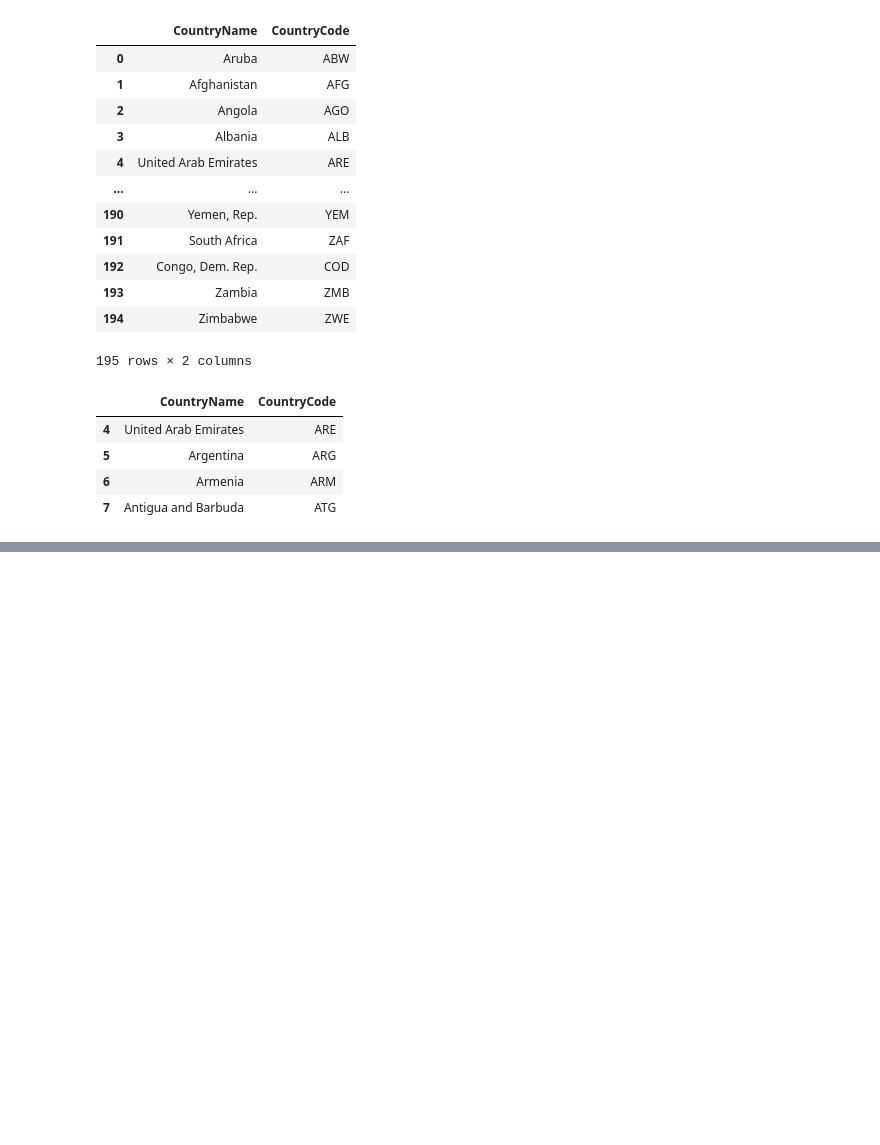
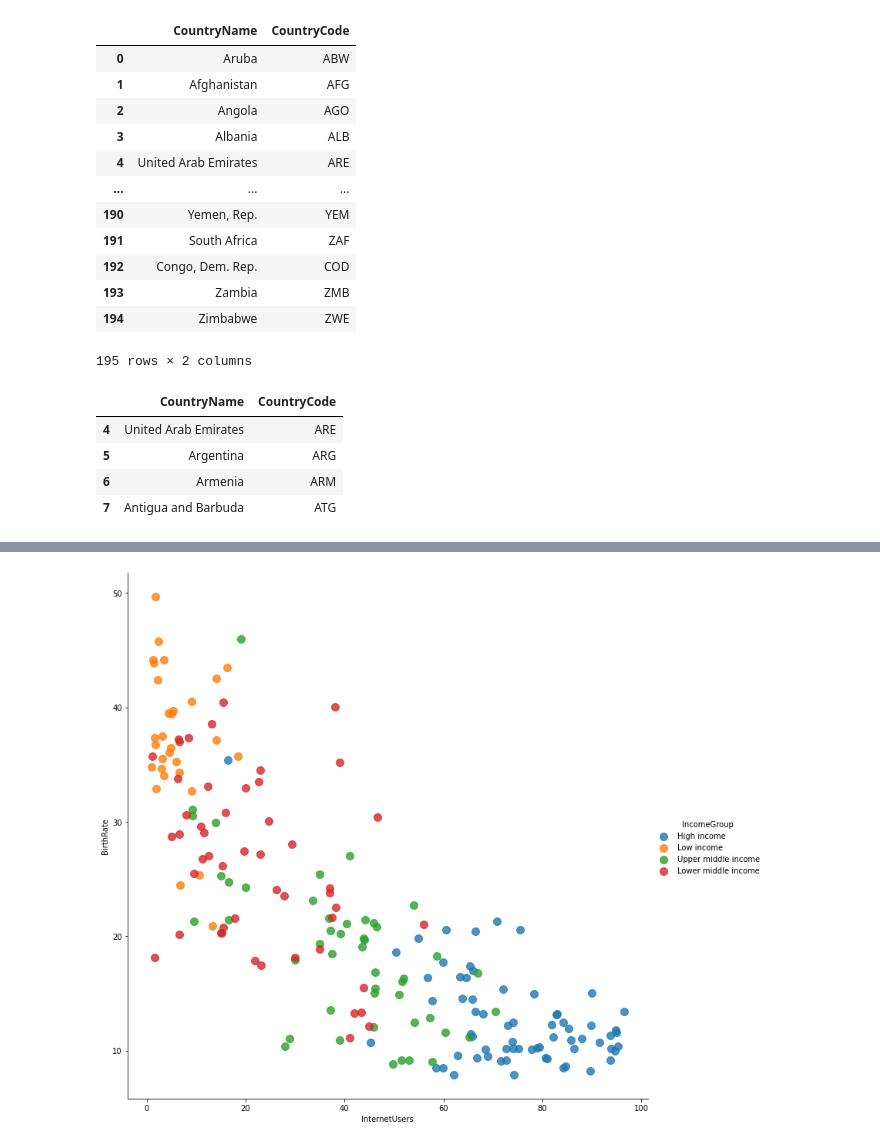
Before and after one commit to lazycoder181/JupyterNotebook, a Jupyter notebook: dataframes.ipynb, the cells around one changed output, grey strips where cells are left out. Saved outputs shown, nothing was run; the diff lists cells and outputs as text; code cells hidden in the pictures; blank space fills up the shorter version.

```diff
--- a/dataframes.ipynb
+++ b/dataframes.ipynb
@@ -242,0 +359,6 @@ df_subset
+# %%
+#To increase the size of the markers, use argument scatter_kws by passsing dictionary values in it
+vis_3 = sns.lmplot(data = df, x= "InternetUsers", y = "BirthRate", fit_reg = False, hue = 'IncomeGroup', size  =10, \
+                   scatter_kws = {"s": 100})
+# %% [output]
+[figure, added]
```
Also changed, not shown: parts of 16 cells of this notebook.
